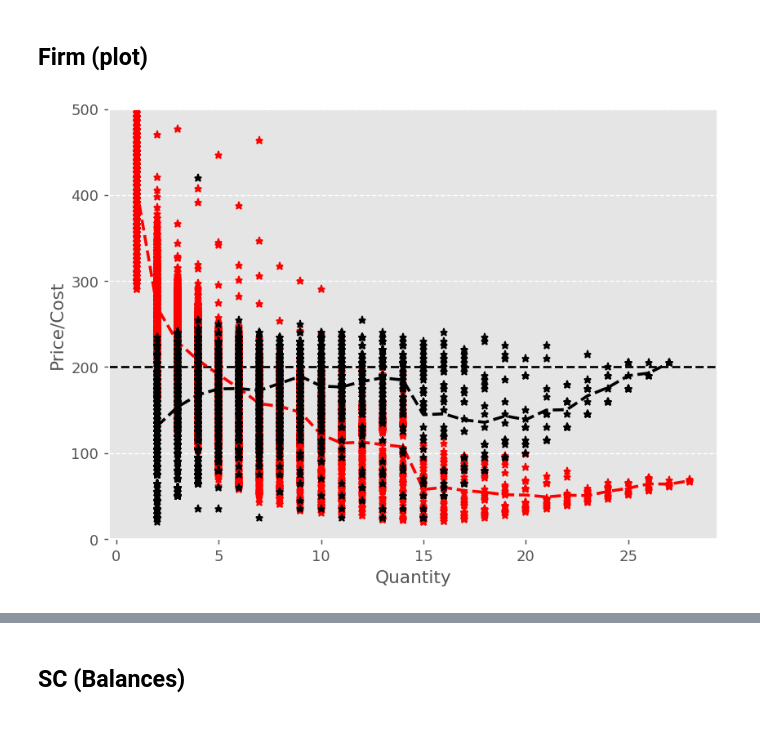
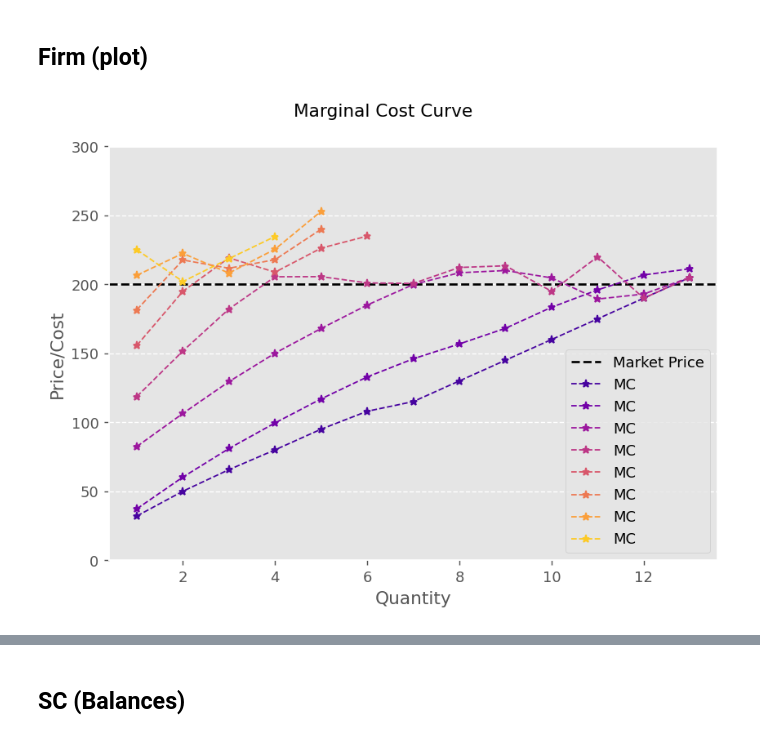
Before and after one commit to teksander/toychain-argos, a Jupyter notebook: MarketForaging/results/plotter_econ.ipynb, the cells around one changed output, grey strips where cells are left out. Saved outputs shown, nothing was run; the diff lists cells and outputs as text; code cells hidden in the pictures.

Commit message:
multiple patches first test

```diff
--- a/MarketForaging/results/plotter_econ.ipynb
+++ b/MarketForaging/results/plotter_econ.ipynb
@@ -582,81 +500,60 @@ display(df_firm)
 # %%
 # Generate the dataframe
 df = df_firm
-# df = get_param_df(df, 'generic', 'num_robots', alias = 'Robots')
-# df = get_param_df(df, 'patches', 'utility', alias = 'Reward')
-df['Reward'] = 200
+df = get_param_df(df, 'generic', 'num_robots', alias = 'Robots')
+df = get_param_df(df, 'patches', 'utility', alias = 'Reward')
+
+df['C']      = df.apply(lambda row: eval(row['C'].replace(',', ', ')), axis=1)
+df['MC']     = df.apply(lambda row: eval(row['MC'].replace(',', ', ')), axis=1)
+df['Q']      = df['Q'].astype(int)
+df['Reward'] = df.apply(lambda row: eval(row['Reward'])['blue'], axis=1)
 
 # Plot options
 XX = 'CFG'
-YY = 'WCOUNT'
+YY = 'MC'
 yl = 'Price/Cost'
 xl = 'Quantity'
 fs = double
 
 del df['TIME']
-df = df.set_index('TSTART')
-# df = df.query('TIME>800')
+df['MC_idx'] = df['MC'].apply(lambda x: list(range(1, len(x) + 1)))
 
 # Create plot
 fig, ax = plt.figure(figsize=fs), plt.axes()
 
 plt.axhline(y = df['Reward'].mean(), color = 'k', linestyle = '--', label="Market Price")
 label_mc, label_atc  = "Marginal Cost", "Average Total Cost"
+palette = sns.color_palette('plasma', len(df[EXP_CFG].drop_duplicates()))
 
-# ## Average Total Cost
-# dfa, i = pd.DataFrame(), 0
-# for g,d in df.explode('C').groupby('TSTART'):
-#     d.reset_index(inplace=True)
-#     d.index += 1
-#     ((d['C']+d['FC'])/d.index).plot(ax=ax, linestyle = '', linewidth = '0.2', marker='*', markersize='5', color = 'r', label=label_atc)
-#     label_atc = "_nolegend_"
-#     i+=1
-#     dfa[str(i)] =(d['C']+d['FC'])/d.index
+df_mc = df.explode(['MC', 'MC_idx']).reset_index(drop=True)
+df_mc = df_mc.groupby(EXP_CFG+['MC_idx'])[YY].mean()
+df_mc = df_mc.reset_index().set_index('MC_idx')
 
-# ## Average Total Cost Mean
-# dfa_mean = dfa.mean(axis=1)
-# dfa_mean.plot(ax=ax, linestyle = '--', linewidth = '2',marker='', markersize='2.5', color = 'r', label="ATC (mean)")
-
-# dfa, i = pd.DataFrame(), 0
-
-## Marginal Cost
-for g,d in df.explode('MC').groupby('TSTART'):
-    d.reset_index(inplace=True)
-    d.index +=2
-    (d['MC']).plot(ax=ax, linestyle = '', linewidth = '0.5',marker='*', markersize='5', color = 'k', label=label_mc)
-    label_mc = "_nolegend_"
-    i+=1
-    dfa[str(i)] =d['MC']
-
-# Marginal Cost Mean
-dfa_mean = dfa.mean(axis=1)
-dfa_mean.plot(ax=ax, linestyle = '--', linewidth = '2',marker='', markersize='2.5', color = 'k', label="MC (mean)")
-
-# for g,d in df.explode('C').groupby('TSTART'):
-#     d.reset_index(inplace=True)
-#     d.index += 1
-#     (d['C']+d['FC']).plot(ax=ax, linestyle = '-', linewidth = '0.5', marker='*', markersize='2.5', color = 'g')
-
+# Loop through the unique EXP_CFG values and plot each one
+for i, (exp_cfg_val, group) in enumerate(df_mc.groupby(EXP_CFG)):
+    group.plot(
+        ax=ax, linestyle='--', linewidth=1, marker='*', markersize=5,
+        label=f"{label_mc}: {exp_cfg_val[1]} worker", color=palette[i])
 
 # Edit plot
-plt.suptitle('')
+plt.suptitle('Marginal Cost Curve')
 ax.xaxis.set_minor_locator(ticker.NullLocator())
 # ax.xaxis.set_ticks(d.index-1)
 ax.xaxis.grid(False)
 ax.yaxis.grid(True, linestyle = '--')
 ax.set_xlabel(xl)
 ax.set_ylabel(yl)
 ax.set_title('')
-ax.set_ylim(ymin=0, ymax = 500)
+ax.set_ylim(ymin=0, ymax = 300)
 # ax.set_xlim(xmin=0, xmax = 20)
-# ax.legend()
+ax.legend()
 
 plt.gcf().tight_layout()
 
 # # plt.savefig("plots/experiment_"+EXP+"/value_bp_%s_%s.png" % (XX,YY), bbox_inches='tight', dpi=600)
 # plt.show()
 # %% [output]
-[figure, old version]
+[figure, new version]
 # %%
 # Generate the dataframe
 df = df_firm
```
Also changed, not shown: parts of 22 cells of this notebook, 7 other files.
